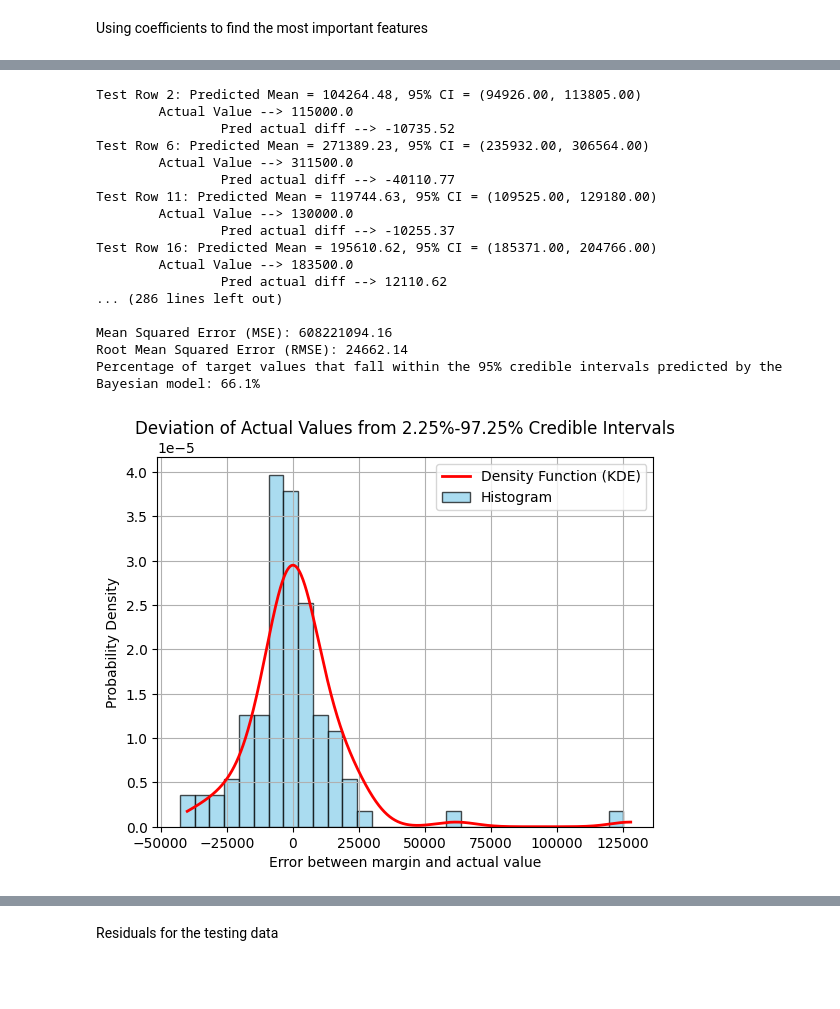
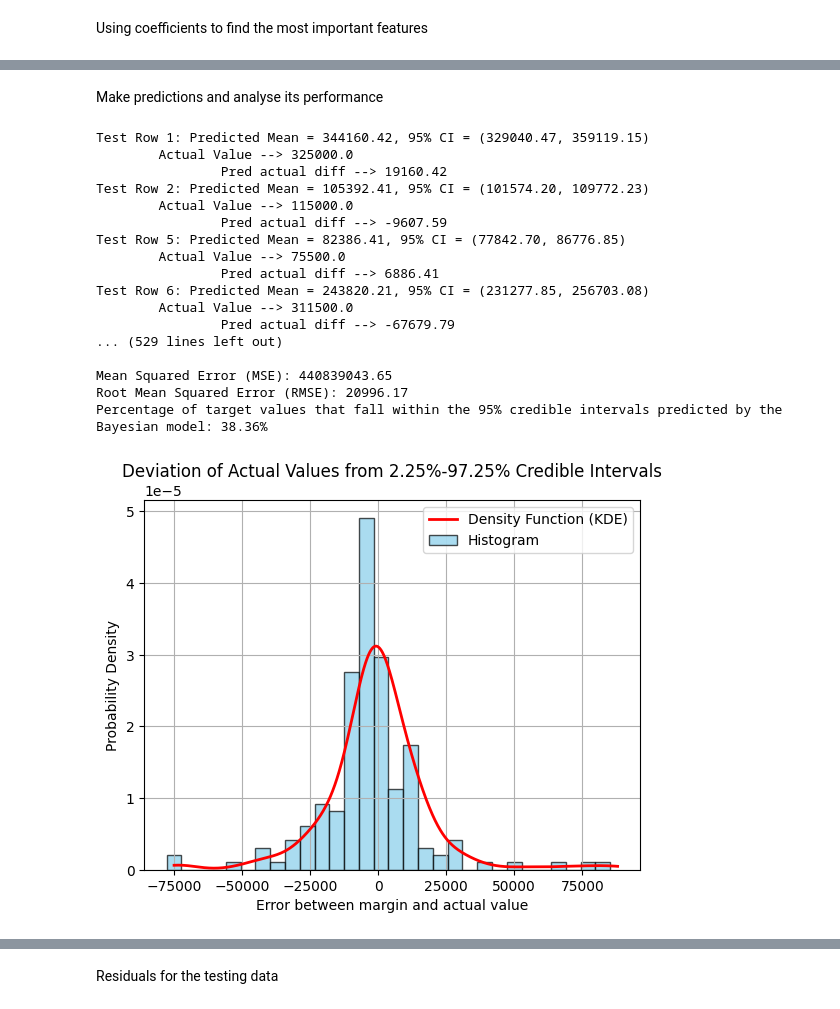
Before and after one commit to samyounes003/statisticsproject, a Jupyter notebook: bayesianInference.ipynb, the cells around one changed output, grey strips where cells are left out. Cells and saved outputs as stored; diff of their text form; code cells hidden in the pictures; blank space fills up the shorter version.

```diff
--- a/bayesianInference.ipynb
+++ b/bayesianInference.ipynb
@@ -143,3 +147,5 @@ See the caveats in the documentation: https://pandas.pydata.org/pandas-docs/stab
+# %% [markdown]
+Make predictions and analyse its performance
 # %%
 import numpy as np
 import matplotlib.pyplot as plt
@@ -198,7 +204,7 @@ def get_predictions(X_test, trace):
     # Calculate mean predictions and 95% credible intervals
     predicted_mean = predictions.mean(axis=0)
     credible_intervals = np.percentile(predictions, [2.5, 97.5], axis=0)
-    credible_intervals = np.percentile(predictions, [0, 100], axis=0)
+    # credible_intervals = np.percentile(predictions, [0, 100], axis=0)
     return predicted_mean, credible_intervals
 
 
@@ -221,45 +227,45 @@ def analyse_results(y_test, predicted_mean, credible_intervals):
             print(f"\tActual Value --> {actual}")
             print(f"\t\tPred actual diff --> {round(mean - actual, 2)}")
             predictions_outside_cri[counter] = -1*abs(l-actual) if min(abs(l-actual), abs(u-actual)) == abs(l-actual) else abs(u-actual)
 
         counter += 1
 
     # The variable credible_score_margins_accuracy represents the percentage of test observations where the
     # actual target values fall within the 95% credible intervals predicted by the Bayesian model.
     # Accuracy of Uncertainty Estimates: credible_score_margins_accuracy measures how well the Bayesian model's credible intervals capture the actual target values. A high score indicates that the model’s uncertainty estimates are reliable and that the credible intervals are well-calibrated.
     # Why It Matters: In Bayesian modeling, providing uncertainty estimates (credible intervals) is as important as point predictions. This metric ensures that the predicted intervals are meaningful and consistent with the actual observations.
     credible_score_margins_accuracy = round(len(np.where(list(observations_prediction_cis_val.values()))[0]) / len(observations_prediction_cis_val) * 100, 2)
 
     # calcualte the rmse
     rss = np.sum(np.square(y_test_readjusted - predicted_mean))
     mse = rss / len(y_test)
     rmse = np.sqrt(mse)
 
     print(f"\n\nMean Squared Error (MSE): {mse:.2f}")
     print(f"Root Mean Squared Error (RMSE): {rmse:.2f}")
     print(f"Percentage of target values that fall within the 95% credible intervals predicted by the Bayesian model: {credible_score_margins_accuracy}%")
 
     credible_intervals_margins_plot_analysis(predictions_outside_cri, credible_intervals)
 
 
 predicted_mean, credible_intervals = get_predictions(X_test, trace)
 analyse_results(y_test, predicted_mean, credible_intervals)
 # %% [output]
-Test Row 2: Predicted Mean = 104264.48, 95% CI = (94926.00, 113805.00)
+Test Row 1: Predicted Mean = 344160.42, 95% CI = (329040.47, 359119.15)
+        Actual Value --> 325000.0
+                Pred actual diff --> 19160.42
+Test Row 2: Predicted Mean = 105392.41, 95% CI = (101574.20, 109772.23)
         Actual Value --> 115000.0
-                Pred actual diff --> -10735.52
-Test Row 6: Predicted Mean = 271389.23, 95% CI = (235932.00, 306564.00)
+                Pred actual diff --> -9607.59
+Test Row 5: Predicted Mean = 82386.41, 95% CI = (77842.70, 86776.85)
+        Actual Value --> 75500.0
+                Pred actual diff --> 6886.41
+Test Row 6: Predicted Mean = 243820.21, 95% CI = (231277.85, 256703.08)
         Actual Value --> 311500.0
-                Pred actual diff --> -40110.77
-Test Row 11: Predicted Mean = 119744.63, 95% CI = (109525.00, 129180.00)
-        Actual Value --> 130000.0
-                Pred actual diff --> -10255.37
-Test Row 16: Predicted Mean = 195610.62, 95% CI = (185371.00, 204766.00)
-        Actual Value --> 183500.0
-                Pred actual diff --> 12110.62
-... (286 lines left out)
+                Pred actual diff --> -67679.79
+... (529 lines left out)
 
-Mean Squared Error (MSE): 608221094.16
-Root Mean Squared Error (RMSE): 24662.14
-Percentage of target values that fall within the 95% credible intervals predicted by the Bayesian model: 66.1%
+Mean Squared Error (MSE): 440839043.65
+Root Mean Squared Error (RMSE): 20996.17
+Percentage of target values that fall within the 95% credible intervals predicted by the Bayesian model: 38.36%
-[figure, old version]
+[figure, new version]
```
Also changed, not shown: parts of 10 cells of this notebook, 1 other file.
